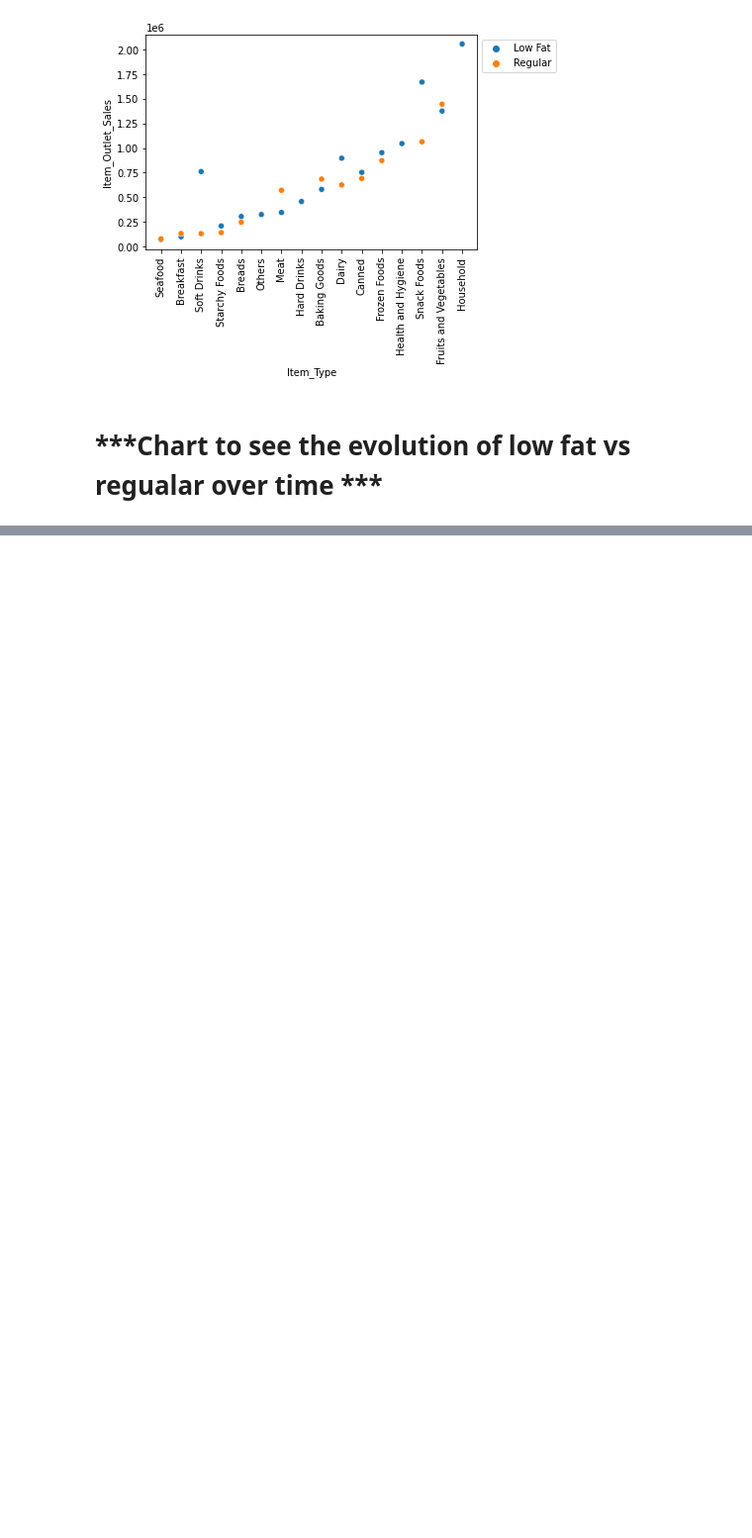
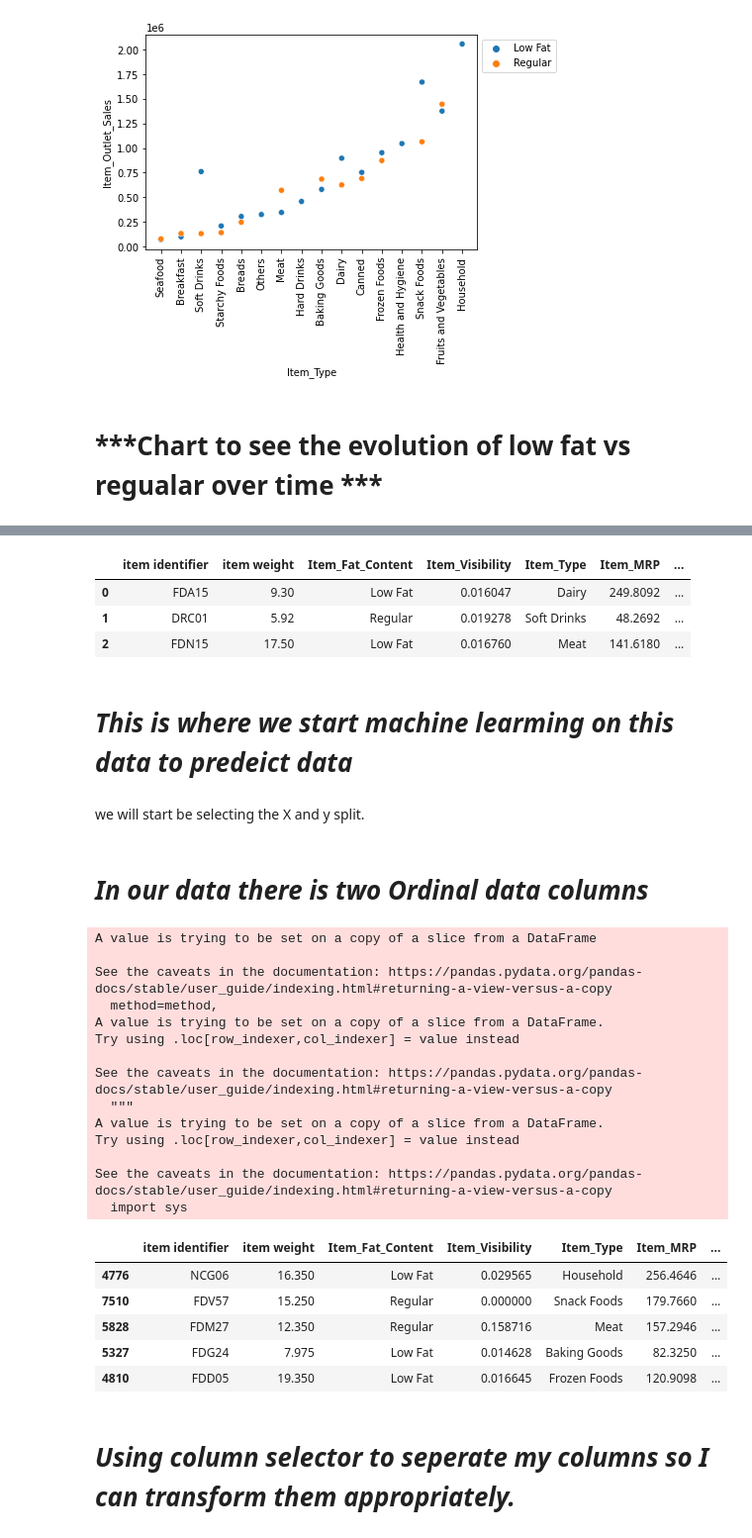
Before and after one commit to jdescartes24/Graphing-Exercise, a Jupyter notebook: Core_Project.ipynb, the cells around one changed output, grey strips where cells are left out. Shown at 99% size. Cells and saved outputs as stored; diff of their text form; code cells hidden in the pictures; blank space fills up the shorter version.

```diff
--- a/Core_Project.ipynb
+++ b/Core_Project.ipynb
@@ -275,0 +284,52 @@ plt.xlabel('Establishment Years',fontsize=15);
+# %%
+sales.head(3)
+# %% [output]
+|  | item identifier | item weight | Item_Fat_Content | Item_Visibility | Item_Type | Item_MRP | ... |
+| 0 | FDA15 | 9.30 | Low Fat | 0.016047 | Dairy | 249.8092 | ... |
+| 1 | DRC01 | 5.92 | Regular | 0.019278 | Soft Drinks | 48.2692 | ... |
+| 2 | FDN15 | 17.50 | Low Fat | 0.016760 | Meat | 141.6180 | ... |
+# %% [markdown]
+# ***This is where we start machine learming on this data to predeict data***
+# %% [markdown]
+we will start be selecting the X and y split.
+# %%
+X = sales.drop(columns = 'Item_Outlet_Sales' )
+
+y = sales['Item_Outlet_Sales']
+
+X_train, X_test, y_train, y_test = train_test_split(X, y, random_state = 42)
+# %% [markdown]
+# *In our data there is two Ordinal data columns*
+# %%
+olt = {'Tier 1': 0, 'Tier 2': 1, 'Tier 3': 2 };
+
+ot = {'Small': 0, 'Medium': 1, 'High': 2 };
+
+X_train['Outlet_Location_Type'] = X_train['Outlet_Location_Type'].replace(olt, inplace= True);
+
+X_train['outlet size'] = X_train['outlet size'].replace(ot, inplace= True);
+#checking to see if the changes were sucessfull
+X_train.head()
+# %% [output]
+A value is trying to be set on a copy of a slice from a DataFrame
+
+See the caveats in the documentation: https://pandas.pydata.org/pandas-docs/stable/user_guide/indexing.html#returning-a-view-versus-a-copy
+  method=method,
+A value is trying to be set on a copy of a slice from a DataFrame.
+Try using .loc[row_indexer,col_indexer] = value instead
+
+See the caveats in the documentation: https://pandas.pydata.org/pandas-docs/stable/user_guide/indexing.html#returning-a-view-versus-a-copy
+  """
+A value is trying to be set on a copy of a slice from a DataFrame.
+Try using .loc[row_indexer,col_indexer] = value instead
+
+See the caveats in the documentation: https://pandas.pydata.org/pandas-docs/stable/user_guide/indexing.html#returning-a-view-versus-a-copy
+  import sys
+|  | item identifier | item weight | Item_Fat_Content | Item_Visibility | Item_Type | Item_MRP | ... |
+| 4776 | NCG06 | 16.350 | Low Fat | 0.029565 | Household | 256.4646 | ... |
+| 7510 | FDV57 | 15.250 | Regular | 0.000000 | Snack Foods | 179.7660 | ... |
+| 5828 | FDM27 | 12.350 | Regular | 0.158716 | Meat | 157.2946 | ... |
+| 5327 | FDG24 | 7.975 | Low Fat | 0.014628 | Baking Goods | 82.3250 | ... |
+| 4810 | FDD05 | 19.350 | Low Fat | 0.016645 | Frozen Foods | 120.9098 | ... |
+# %% [markdown]
+# ***Using column selector to seperate my columns so I can transform them appropriately.***
```
Also changed, not shown: parts of 16 cells of this notebook.
